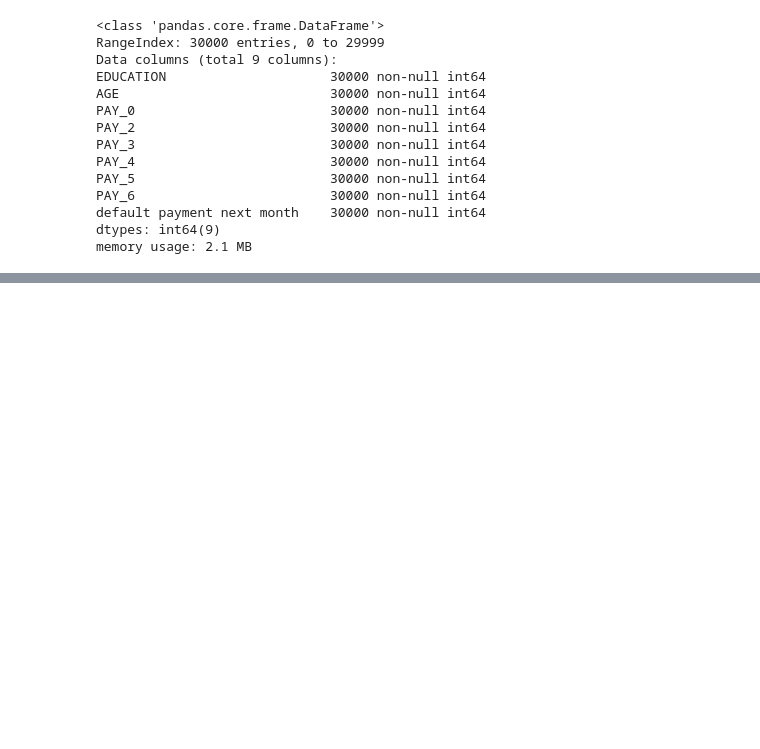
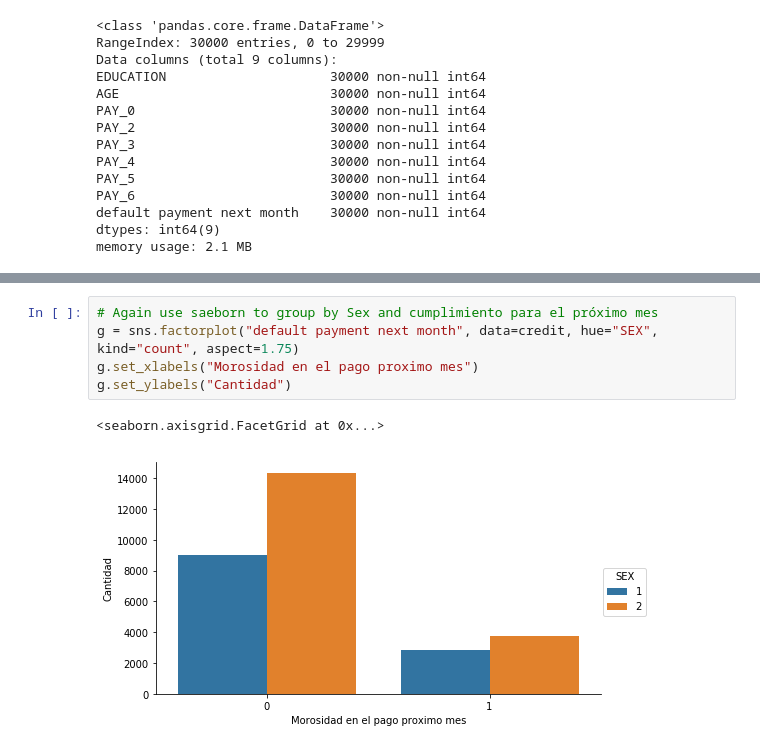
Before and after one commit to KatyaBrenes/Data-Science-Task1, a Jupyter notebook: C5 Task2 KatyaBrenesv2.ipynb, the cells around one changed output, grey strips where cells are left out. Cells and saved outputs as stored; diff of their text form; blank space fills up the shorter version.

```diff
--- a/C5 Task2 KatyaBrenesv2.ipynb
+++ b/C5 Task2 KatyaBrenesv2.ipynb
@@ -589,0 +632,8 @@ memory usage: 2.1 MB
+# %%
+# Again use saeborn to group by Sex and cumplimiento para el próximo mes
+g = sns.factorplot("default payment next month", data=credit, hue="SEX", kind="count", aspect=1.75)
+g.set_xlabels("Morosidad en el pago proximo mes")
+g.set_ylabels("Cantidad")
+# %% [output]
+<seaborn.axisgrid.FacetGrid at 0x...>
+[figure, added]
```
Also changed, not shown: parts of 22 cells of this notebook.
